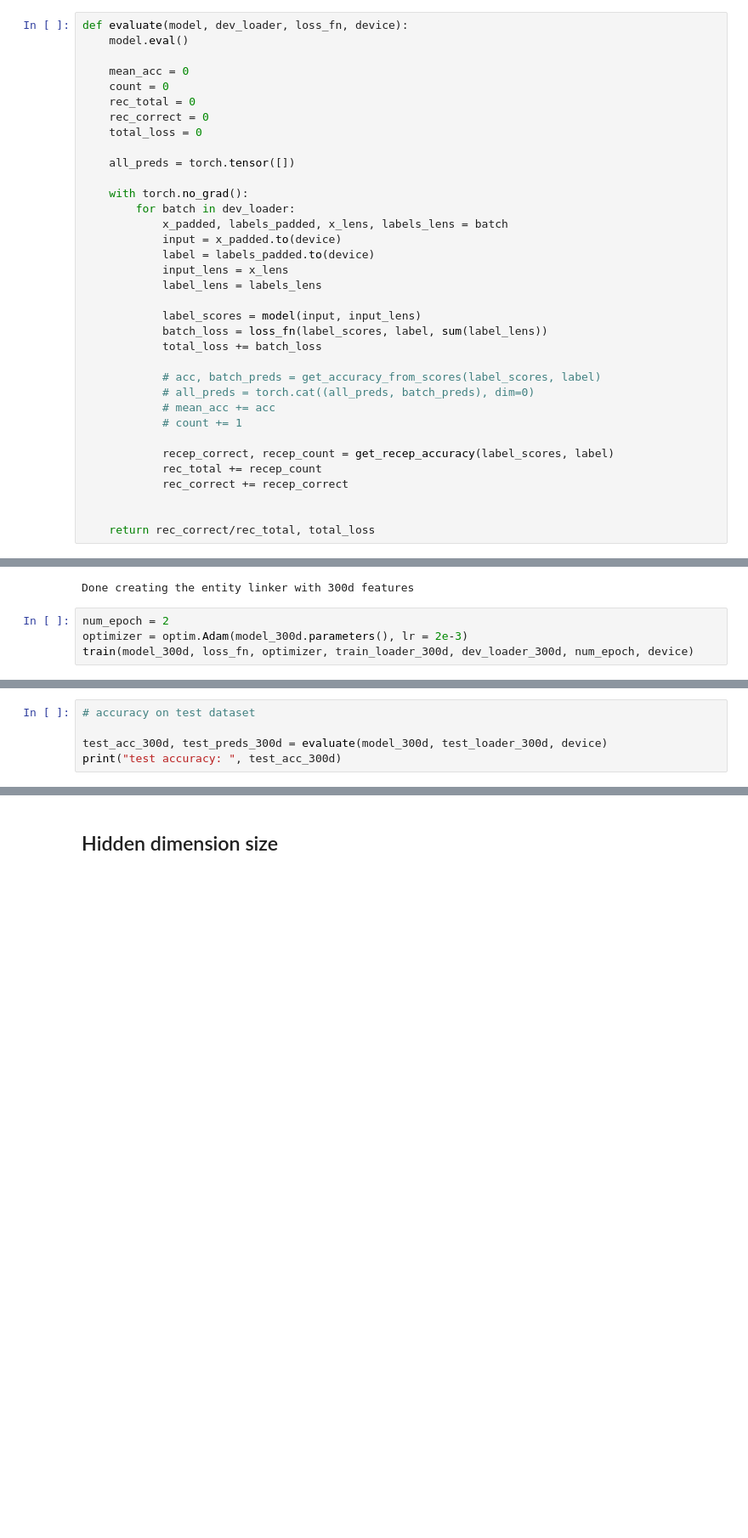
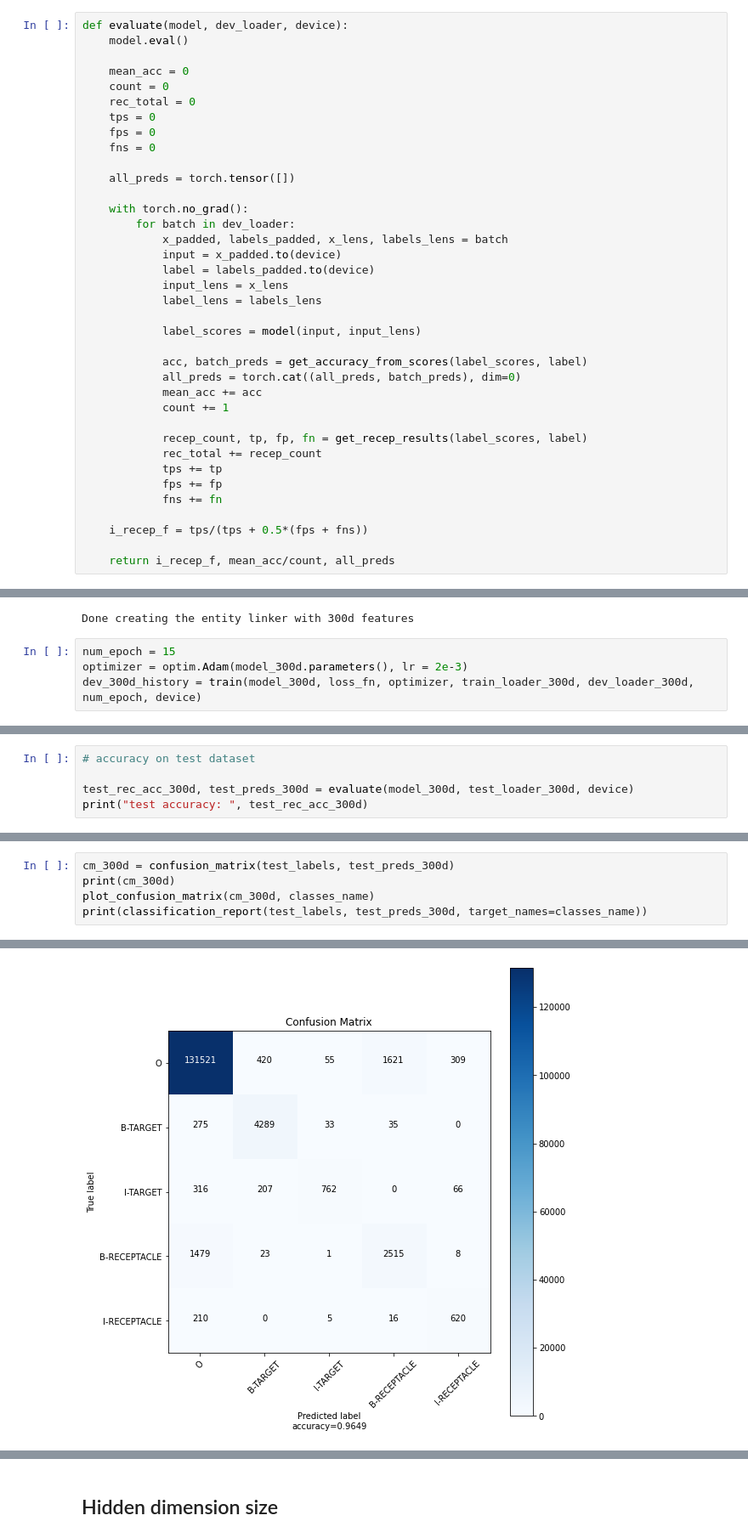
Before and after one commit to xuanxuanxuan-git/EntityLinking, a Jupyter notebook: EntityLinker/LSTM_model/entityLinker.ipynb, the cells around one changed output, grey strips where cells are left out. Shown at 85% size. Cells and saved outputs as stored; diff of their text form; blank space fills up the shorter version.

```diff
--- a/EntityLinker/LSTM_model/entityLinker.ipynb
+++ b/EntityLinker/LSTM_model/entityLinker.ipynb
@@ -389,12 +405,13 @@ def get_recep_accuracy(label_scores, label):
 # %%
-def evaluate(model, dev_loader, loss_fn, device):
+def evaluate(model, dev_loader, device):
     model.eval()
 
     mean_acc = 0
     count = 0
     rec_total = 0
-    rec_correct = 0
-    total_loss = 0
+    tps = 0
+    fps = 0
+    fns = 0
 
     all_preds = torch.tensor([])
 
@@ -407,20 +424,21 @@ def evaluate(model, dev_loader, loss_fn, device):
             label_lens = labels_lens
 
             label_scores = model(input, input_lens)
-            batch_loss = loss_fn(label_scores, label, sum(label_lens))
-            total_loss += batch_loss
 
-            # acc, batch_preds = get_accuracy_from_scores(label_scores, label)
-            # all_preds = torch.cat((all_preds, batch_preds), dim=0)
-            # mean_acc += acc
-            # count += 1
+            acc, batch_preds = get_accuracy_from_scores(label_scores, label)
+            all_preds = torch.cat((all_preds, batch_preds), dim=0)
+            mean_acc += acc
+            count += 1
 
-            recep_correct, recep_count = get_recep_accuracy(label_scores, label)
+            recep_count, tp, fp, fn = get_recep_results(label_scores, label)
             rec_total += recep_count
-            rec_correct += recep_correct
+            tps += tp
+            fps += fp
+            fns += fn
 
+    i_recep_f = tps/(tps + 0.5*(fps + fns))
 
-    return rec_correct/rec_total, total_loss
+    return i_recep_f, mean_acc/count, all_preds
 # %%
 def train(model, loss_fn, optimizer, train_loader, dev_loader, max_eps, device):
 
@@ -606,7 +653,7 @@ print("Done creating the entity linker with 300d features")
 # %% [output]
 Done creating the entity linker with 300d features
 # %%
-num_epoch = 2
+num_epoch = 15
 optimizer = optim.Adam(model_300d.parameters(), lr = 2e-3)
-train(model_300d, loss_fn, optimizer, train_loader_300d, dev_loader_300d, num_epoch, device)
+dev_300d_history = train(model_300d, loss_fn, optimizer, train_loader_300d, dev_loader_300d, num_epoch, device)
 # %% [output]
@@ -630,6 +692,6 @@ Epoch 1 complete! Development Accuracy: 0.9712395639932185;
 # %%
 # accuracy on test dataset
 
-test_acc_300d, test_preds_300d = evaluate(model_300d, test_loader_300d, device)
-print("test accuracy: ", test_acc_300d)
+test_rec_acc_300d, test_preds_300d = evaluate(model_300d, test_loader_300d, device)
+print("test accuracy: ", test_rec_acc_300d)
 # %% [output]
@@ -636,0 +699,6 @@ test accuracy:  0.9748135138218968
+# %%
+cm_300d = confusion_matrix(test_labels, test_preds_300d)
+print(cm_300d)
+plot_confusion_matrix(cm_300d, classes_name)
+print(classification_report(test_labels, test_preds_300d, target_names=classes_name))
+# %% [output]
@@ -636,0 +722 @@ test accuracy:  0.9748135138218968
+[figure, added]
```
Also changed, not shown: parts of 30 cells of this notebook, 2 other files.
